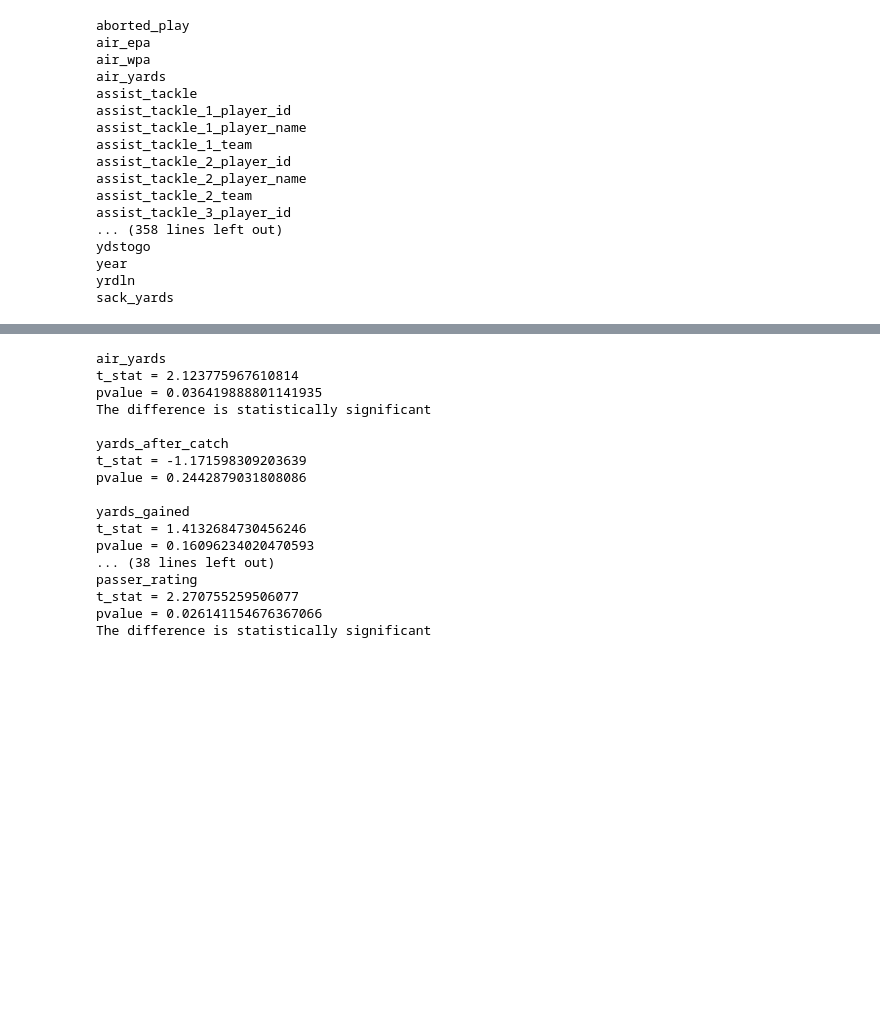
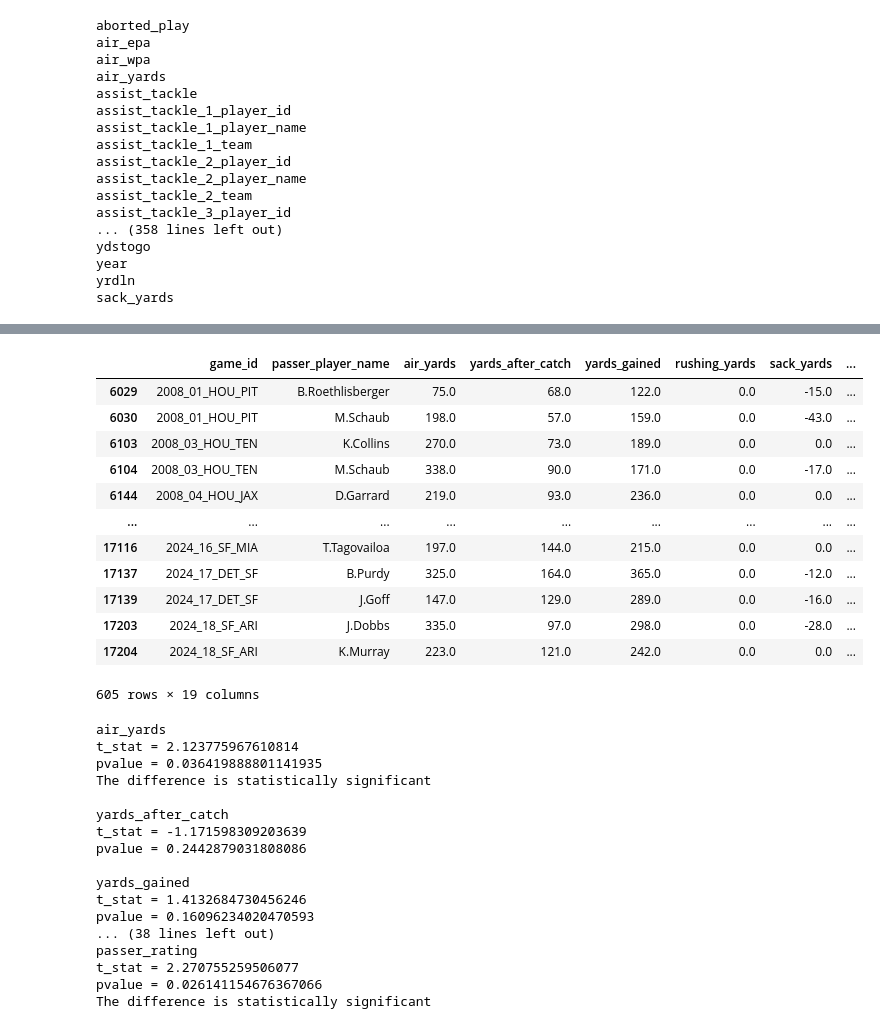
Before and after one commit to alexanderjireland/brock-purdy-mid-course-project, a Jupyter notebook: notebook/EDA_Python.ipynb, the cells around one changed output, grey strips where cells are left out. Drawn from its saved outputs; the diff is of its cells as text; code cells hidden in the pictures; blank space fills up the shorter version.

Commit message:
getting Shanahan data

```diff
--- a/notebook/EDA_Python.ipynb
+++ b/notebook/EDA_Python.ipynb
@@ -70,7 +70,8 @@ game_data = data.groupby(['game_id', 'passer_player_name']).agg({'air_yards' : '
                                                                  'qb_dropback' : 'sum',
                                                                  'qb_epa' : 'mean',
                                                                  'home_team': 'first',
-                                                                 'away_team': 'first'}).reset_index()
+                                                                 'away_team': 'first',
+                                                                 'year' : 'first'}).reset_index()
 sack_data = data[data['sack']==1]
 #sack_data
 
@@ -234,3 +233,33 @@ plot_qb_purdy_ten(x_label='passer_rating', y_label='qb_epa', include_garopollo=T
+# %%
+# shannahan QBs
+
+#team = SF & 2017-2025
+#ATL & 2015-2016
+#CLE & 2014
+#WAS & 2010-2013
+#HOU & 2008-2009
+
+shanahan_data = qb_game_data[(((qb_game_data["year"] >= 2017) & (qb_game_data["year"] <= 2025)) & ((qb_game_data['home_team'] == 'SF') | (qb_game_data['away_team'] == 'SF'))) |
+                             (((qb_game_data["year"] >= 2015) & (qb_game_data["year"] <= 2016)) & ((qb_game_data['home_team'] == 'ATL') | (qb_game_data['away_team'] == 'ATL'))) |
+                             ((qb_game_data["year"] == 2014) & ((qb_game_data['home_team'] == 'CLE') | (qb_game_data['away_team'] == 'CLE'))) |
+                             (((qb_game_data["year"] >= 2010) & (qb_game_data["year"] <= 2013)) & ((qb_game_data['home_team'] == 'WAS') | (qb_game_data['away_team'] == 'WAS'))) |
+                             (((qb_game_data["year"] >= 2008) & (qb_game_data["year"] <= 2009)) & ((qb_game_data['home_team'] == 'HOU') | (qb_game_data['away_team'] == 'HOU')))
+                             ]
+shanahan_data #doesn't work
+# %% [output]
+|  | game_id | passer_player_name | air_yards | yards_after_catch | yards_gained | rushing_yards | sack_yards | ... |
+| 6029 | 2008_01_HOU_PIT | B.Roethlisberger | 75.0 | 68.0 | 122.0 | 0.0 | -15.0 | ... |
+| 6030 | 2008_01_HOU_PIT | M.Schaub | 198.0 | 57.0 | 159.0 | 0.0 | -43.0 | ... |
+| 6103 | 2008_03_HOU_TEN | K.Collins | 270.0 | 73.0 | 189.0 | 0.0 | 0.0 | ... |
+| 6104 | 2008_03_HOU_TEN | M.Schaub | 338.0 | 90.0 | 171.0 | 0.0 | -17.0 | ... |
+| 6144 | 2008_04_HOU_JAX | D.Garrard | 219.0 | 93.0 | 236.0 | 0.0 | 0.0 | ... |
+| ... | ... | ... | ... | ... | ... | ... | ... | ... |
+| 17116 | 2024_16_SF_MIA | T.Tagovailoa | 197.0 | 144.0 | 215.0 | 0.0 | 0.0 | ... |
+| 17137 | 2024_17_DET_SF | B.Purdy | 325.0 | 164.0 | 365.0 | 0.0 | -12.0 | ... |
+| 17139 | 2024_17_DET_SF | J.Goff | 147.0 | 129.0 | 289.0 | 0.0 | -16.0 | ... |
+| 17203 | 2024_18_SF_ARI | J.Dobbs | 335.0 | 97.0 | 298.0 | 0.0 | -28.0 | ... |
+| 17204 | 2024_18_SF_ARI | K.Murray | 223.0 | 121.0 | 242.0 | 0.0 | 0.0 | ... |
+605 rows × 19 columns
 # %%
 def compare_stat(qb1_df=purdy_data, qb2_data=garoppolo_data, stat_col='qb_epa'):
     stat, p_value = stats.ttest_ind(qb1_df[stat_col], qb2_data[stat_col], equal_var=False)
```
Also changed, not shown: parts of 6 cells of this notebook.
